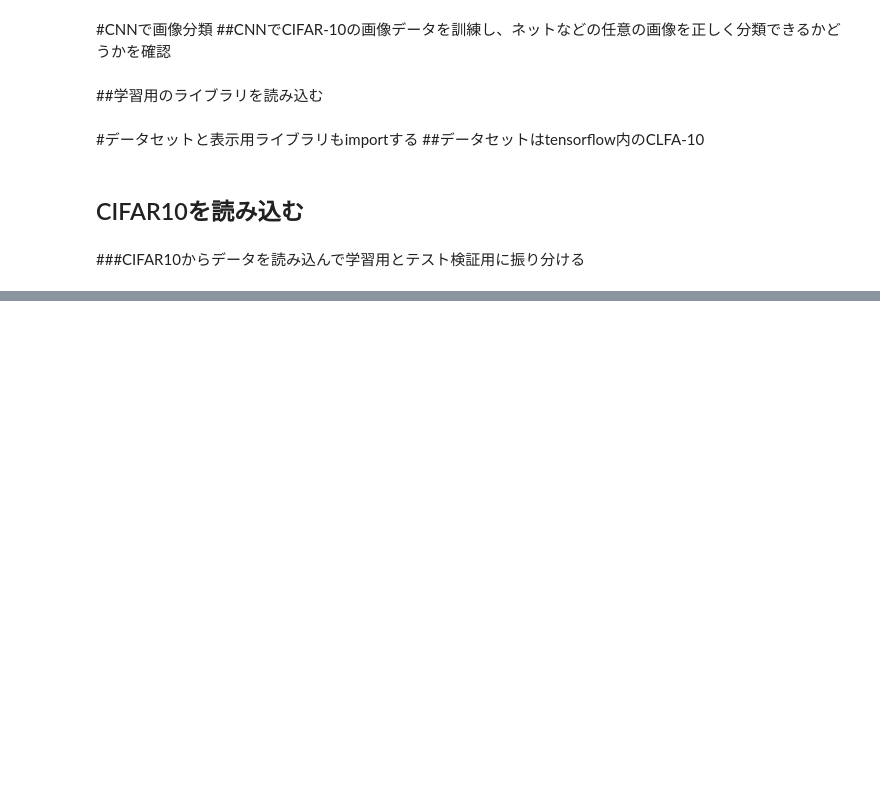
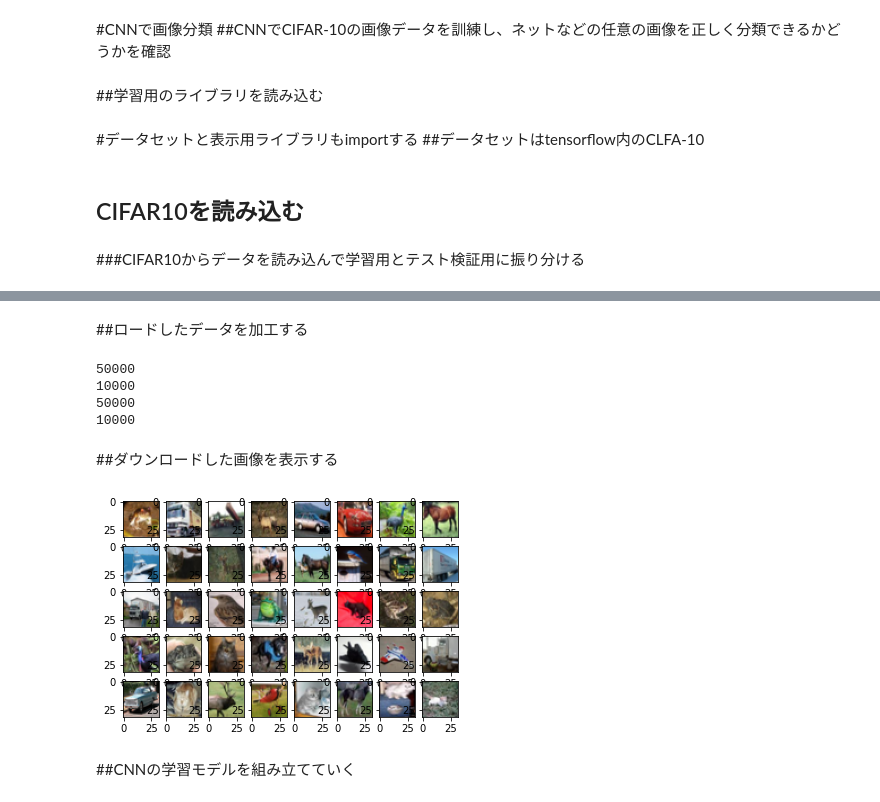
Before and after one commit to takahashi0329/DeepLerarning2022Late, a Jupyter notebook: CNNで画像分類2022.ipynb, the cells around one changed output, grey strips where cells are left out. Cells and saved outputs as stored; diff of their text form; code cells hidden in the pictures; blank space fills up the shorter version.

```diff
--- a/CNNで画像分類2022.ipynb
+++ b/CNNで画像分類2022.ipynb
@@ -26,3 +26,5 @@ import cv2 # computer vison 画像を取り扱う
 cifar = tf.keras.datasets.cifar10
 # %% [markdown]
 ###CIFAR10からデータを読み込んで学習用とテスト検証用に振り分ける
+# %%
+(X_train, y_train), (x_test,y_test) = cifar.load_data() #データをロード
@@ -28,0 +35,2 @@ cifar = tf.keras.datasets.cifar10
+# %% [markdown]
+##ロードしたデータを加工する
@@ -28,0 +43,25 @@ cifar = tf.keras.datasets.cifar10
+# %%
+# ロードしたデータの数を確認
+print(len(x_train))
+print(len(x_test))
+print(len(y_train))
+print(len(y_test))
+# %% [output]
+50000
+10000
+50000
+10000
+# %% [markdown]
+##ダウンロードした画像を表示する
+# %%
+from PIL import Image
+for i in range(0,40):
+  im = Image.fromarray(X_train[i])
+  pyplot.subplot(5, 8, i+1)
+  pyplot.imshow(im)
+  #繰り返し終わり
+pyplot.show()
+# %% [output]
+[figure, added]
+# %% [markdown]
+##CNNの学習モデルを組み立てていく
```
Also changed, not shown: parts of 5 cells of this notebook.
